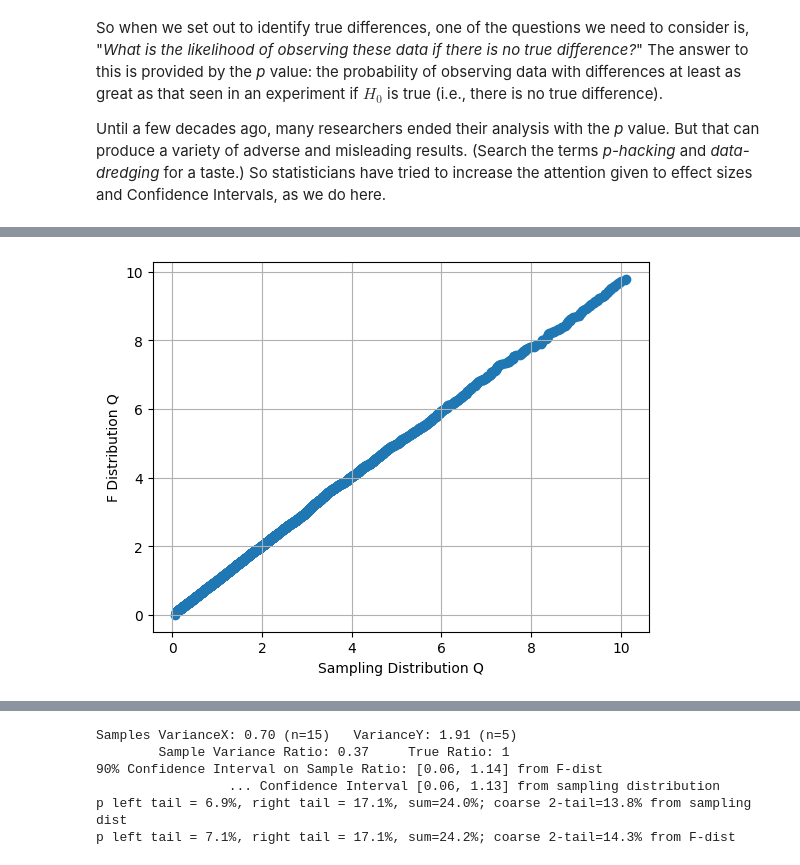
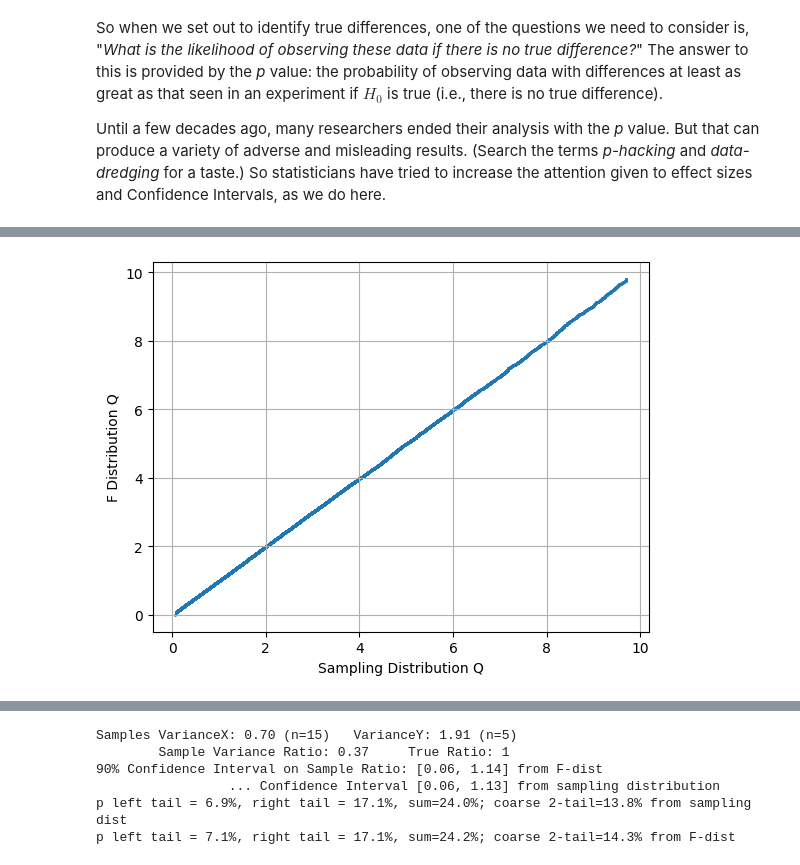
Before and after one commit to dbookstaber/ballistipedia, a Jupyter notebook: Inference Simulations.ipynb, the cells around one changed output, grey strips where cells are left out. Saved outputs shown, nothing was run; the diff lists cells and outputs as text; code cells hidden in the pictures.

```diff
--- a/Inference Simulations.ipynb
+++ b/Inference Simulations.ipynb
@@ -50,28 +66,27 @@ So after I generate the sampling distribution I will compare it to that F distri
 # %%
 import numpy as np
 import matplotlib.pyplot as plt
 from scipy.stats import f
 
 nx, ny = (15, 5)  # Experimental parameters – sample size for each variable
-
-nsim = 10_000  # Number of experiments to simulate to generate sampling distribution
-R = np.zeros(nsim)  # Sample ratio
+nsim = 50_000  # Number of experiments to simulate to generate sampling distribution
+R = np.zeros(nsim)  # Sample ratio (the test statistic we are checking)
 for i in range(nsim):
     # Simulated experiment under H0:
     x = np.random.normal(size=nx)  # Default scale parameter is 1, which is fine:
     y = np.random.normal(size=ny)  # We just need it to be the same for both variables
     varX = np.var(x, ddof=1)
     varY = np.var(y, ddof=1)
     R[i] = varX/varY  # The test statistic
-R.sort()  # Now sorted, R is the sampling distribution of the test statistic
+R.sort()  # Now sorted, R[] is the sampling distribution of the test statistic
 # Prepare Q-Q plot to compare sampling distribution with another distribution
 r = np.linspace(0, 1, nsim, endpoint=False)  # Quantiles to pull from second distribution
 Q = f.ppf(r, nx-1, ny-1)  # Distribution to compare in Q-Q plot
-cut_tail = int(0.98 * nsim)  # Cut off the extreme right tail where the samples are too random
-plt.scatter(R[:cut_tail], Q[:cut_tail])
+cut_tail = int(0.98 * nsim)  # Cut off the extreme right tail where we get a few huge values
+plt.scatter(R[:cut_tail], Q[:cut_tail], s=1)
 plt.xlabel('Sampling Distribution Q')
 plt.ylabel('F Distribution Q')
 plt.grid(True)
 plt.show()
 # %% [output]
-[figure, old version]
+[figure, new version]
```
Also changed, not shown: parts of 4 cells of this notebook.
